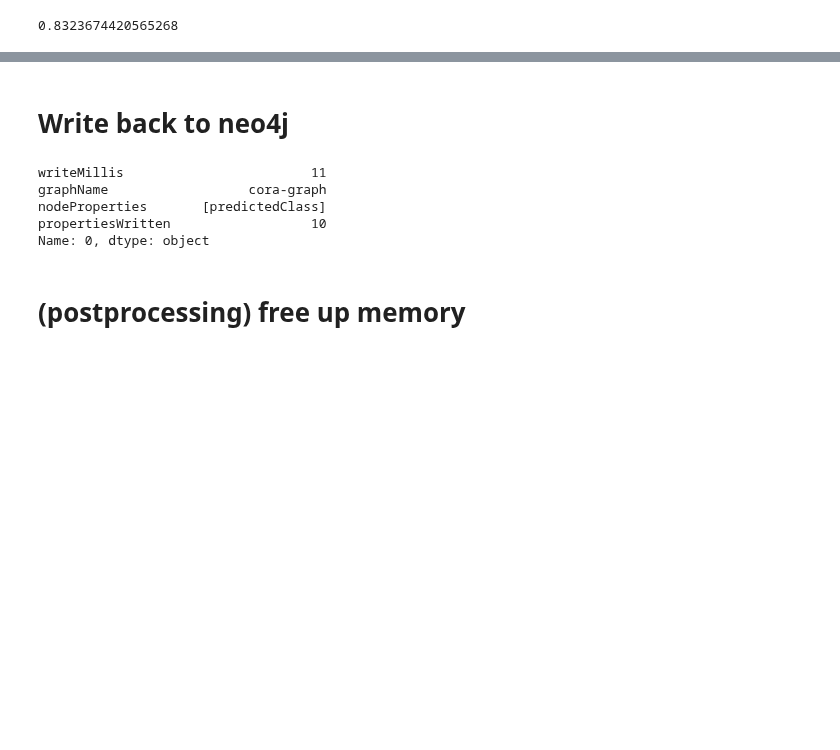
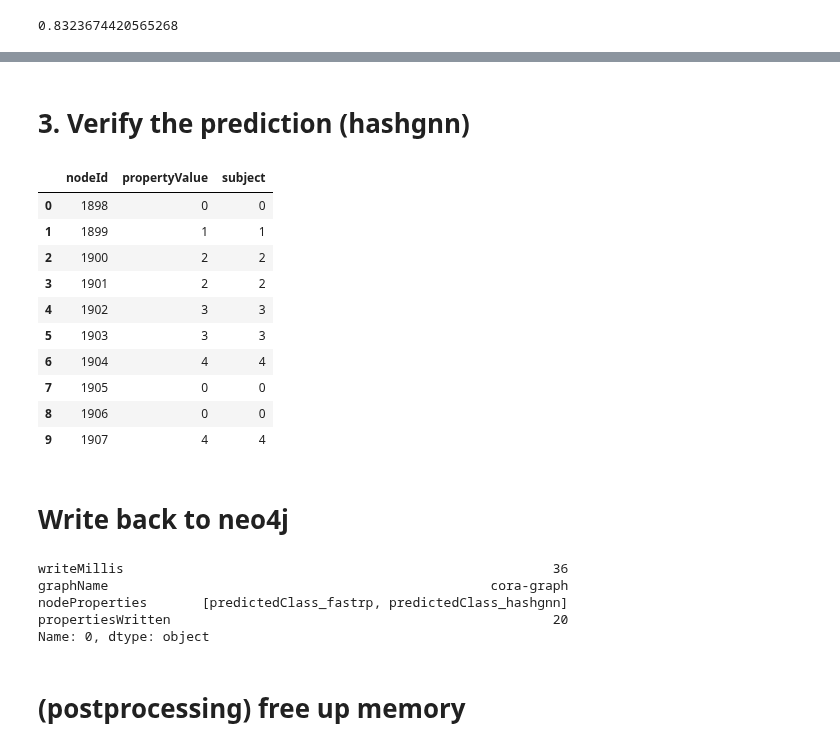
Before and after one commit to smallcat9603/graph, a Jupyter notebook: neo4j-ml-node-classification.ipynb, the cells around one changed output, grey strips where cells are left out. Drawn from its saved outputs; the diff is of its cells as text; code cells hidden in the pictures; blank space fills up the shorter version.

Commit message:
add hashgnn

```diff
--- a/neo4j-ml-node-classification.ipynb
+++ b/neo4j-ml-node-classification.ipynb
@@ -248,0 +293,10 @@ predicted_fastrp.merge(nodes_df, on="nodeId")
+# %%
+model_hashgnn.predict_mutate(
+    G,
+    mutateProperty="predictedClass_hashgnn",
+    modelName="cora-pipeline-model-hashgnn",
+    predictedProbabilityProperty="predictedProbabilities_hashgnn",
+    targetNodeLabels=["UnclassifiedPaper"],
+)
+predicted_hashgnn = gds.graph.streamNodeProperty(G, "predictedClass_hashgnn", ["UnclassifiedPaper"])
+predicted_hashgnn
@@ -249,16 +315,34 @@ predicted_fastrp.merge(nodes_df, on="nodeId")
+# %% [markdown]
+# 3. Verify the prediction (hashgnn)
+# %%
+nodes = gds.util.asNodes(predicted_hashgnn.nodeId.to_list())
+nodes_df = pd.DataFrame([(node.id, node["subject"]) for node in nodes], columns=["nodeId", "subject"])
+predicted_hashgnn.merge(nodes_df, on="nodeId")
+# %% [output]
+|  | nodeId | propertyValue | subject |
+| 0 | 1898 | 0 | 0 |
+| 1 | 1899 | 1 | 1 |
+| 2 | 1900 | 2 | 2 |
+| 3 | 1901 | 2 | 2 |
+| 4 | 1902 | 3 | 3 |
+| 5 | 1903 | 3 | 3 |
+| 6 | 1904 | 4 | 4 |
+| 7 | 1905 | 0 | 0 |
+| 8 | 1906 | 0 | 0 |
+| 9 | 1907 | 4 | 4 |
 # %% [markdown]
 # Write back to neo4j
 # %%
 gds.graph.nodeProperties.write(
     G,
-    node_properties=["predictedClass"],
+    node_properties=["predictedClass_fastrp", "predictedClass_hashgnn"],
     node_labels=["UnclassifiedPaper"],
 )
 # %% [output]
-writeMillis                        11
-graphName                  cora-graph
-nodeProperties       [predictedClass]
-propertiesWritten                  10
+writeMillis                                                       36
+graphName                                                 cora-graph
+nodeProperties       [predictedClass_fastrp, predictedClass_hashgnn]
+propertiesWritten                                                 20
 Name: 0, dtype: object
 # %% [markdown]
 # (postprocessing) free up memory
```
Also changed, not shown: parts of 21 cells of this notebook.
